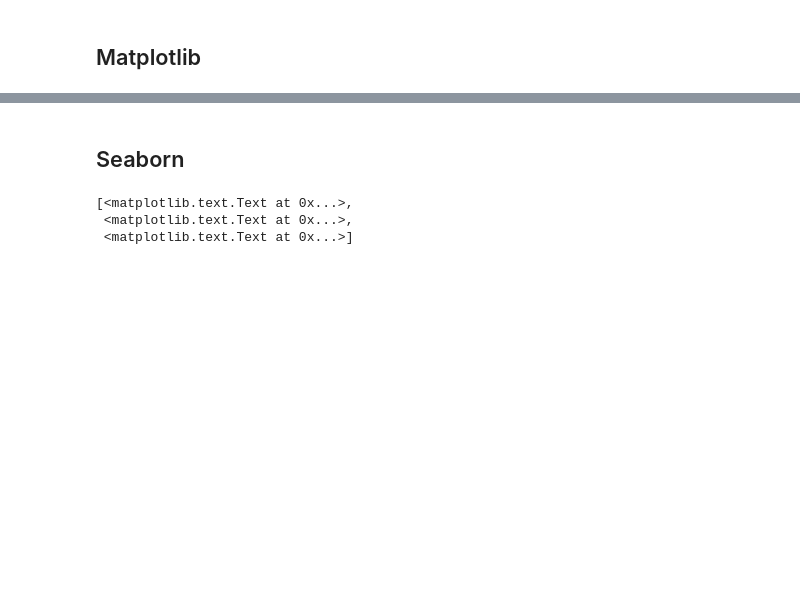
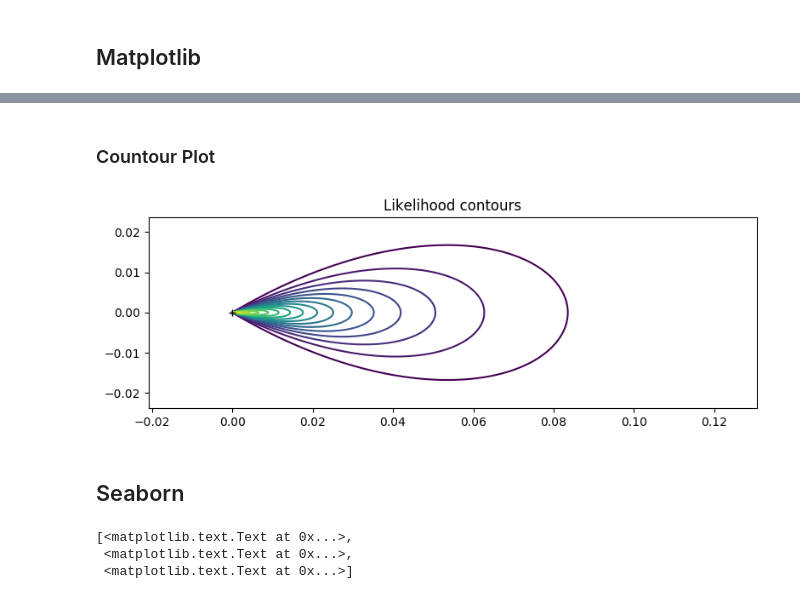
Before and after one commit to jpchen/makeplot, a Jupyter notebook: plots.ipynb, the cells around one changed output, grey strips where cells are left out. Drawn from its saved outputs; the diff is of its cells as text; code cells hidden in the pictures; blank space fills up the shorter version.

```diff
--- a/plots.ipynb
+++ b/plots.ipynb
@@ -18,3 +45,32 @@ import pandas as pd
+# %% [markdown]
+### Countour Plot
+# %%
+# ---- load data ----
+# note this uses pytorch and pyro to plot distributions, but can be replaced
+# with any other data
+import torch
+import pyro
+import pyro.distributions as dist
+
+X = torch.arange(-0.01, 0.12, 0.0002).unsqueeze(-1)
+Y = torch.arange(-0.02, 0.02, 0.0002).unsqueeze(0)
+shape = torch.Size((X.shape[0], Y.shape[1]))
+X = X.expand(shape)
+Y = Y.expand(shape)
+radius = (X**2 + Y**2).sqrt()
+angle = torch.atan2(Y, X)
+
+log_prob1 = dist.Exponential(1.0 / 0.015).log_prob(radius)
+log_prob2 = dist.VonMises(0.0, 40).log_prob(angle)
+Z = (log_prob1 + log_prob2).exp().sqrt()
+plt.figure(figsize=(8, 3), dpi=100).patch.set_color('white')
+plt.contour(X.numpy(), Y.numpy(), Z.numpy(), 20)
+plt.plot([0], [0], 'k+')
+plt.axis('equal')
+plt.title('Likelihood contours')
+plt.tight_layout();
+# %% [output]
+[figure, added]
 # %% [markdown]
 ## Seaborn
 # %%
```
Also changed, not shown: parts of 6 cells of this notebook, 1 other file.
